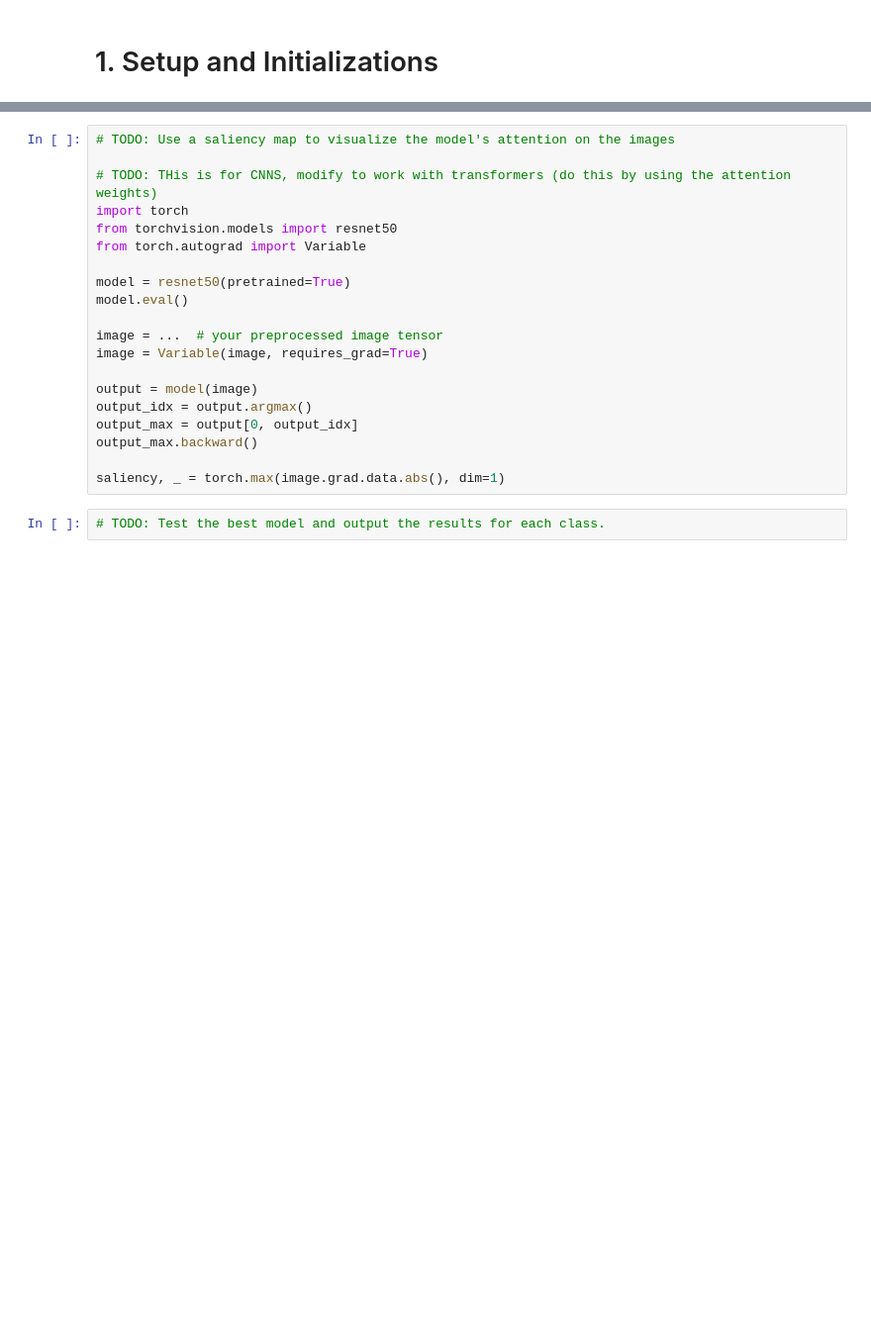
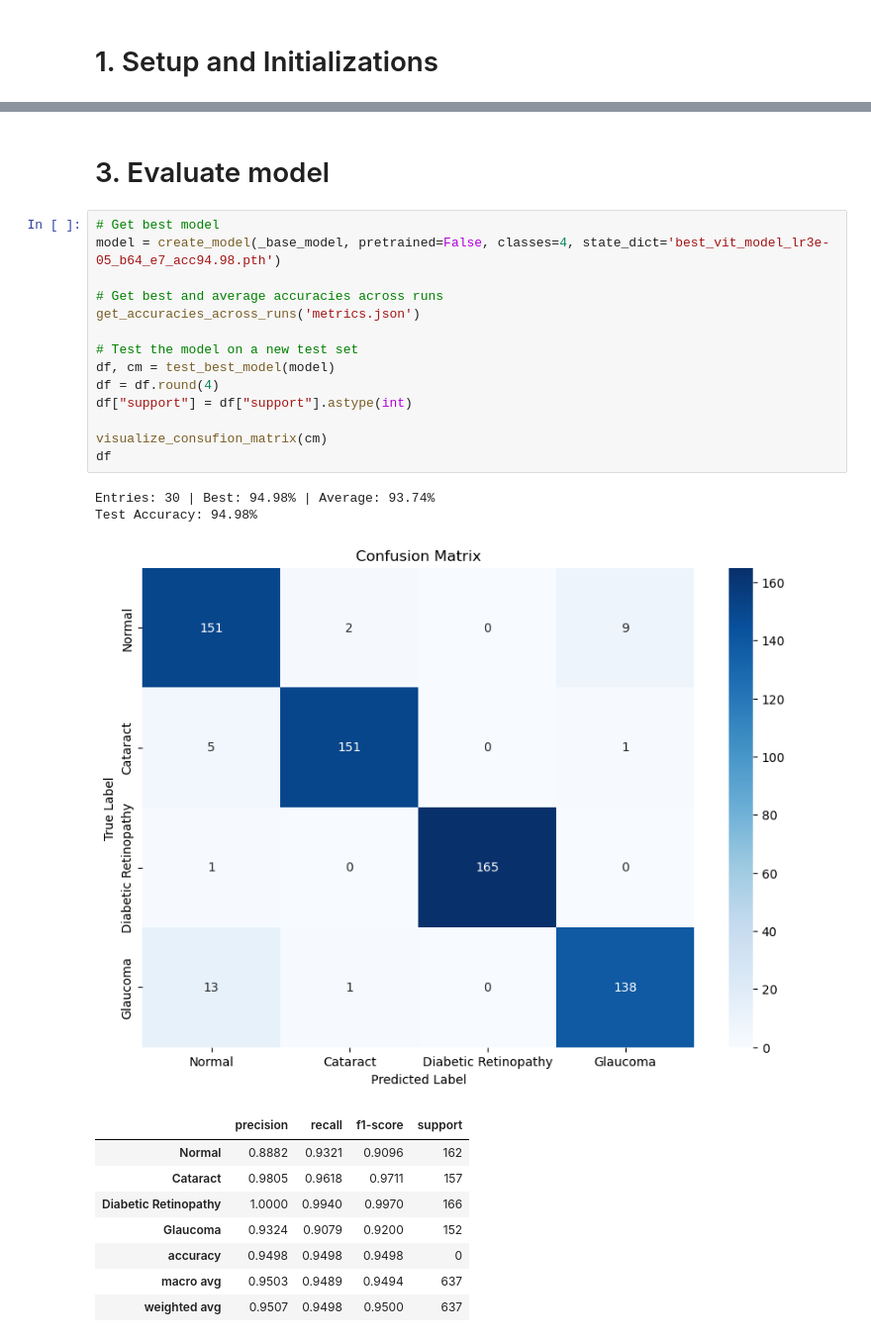
Before and after one commit to CountDer3k/Homework-AIH-2025, a Jupyter notebook: Final Projects/2 - Train Model.ipynb, the cells around one changed output, grey strips where cells are left out. Shown at 99% size. Cells and saved outputs as stored; diff of their text form; blank space fills up the shorter version.

Commit message:
Improved metric & report
* improved metrics
* added partial methodology to report
* Added saliency visualization
* Added resource images for report
* added more runs for best model

```diff
--- a/Final Projects/2 - Train Model.ipynb
+++ b/Final Projects/2 - Train Model.ipynb
@@ -385,22 +425,28 @@ Entries: 20 | Best: 94.51% | Average: 93.35%
-# %%
-# TODO: Use a saliency map to visualize the model's attention on the images
-
-# TODO: THis is for CNNS, modify to work with transformers (do this by using the attention weights)
-import torch
-from torchvision.models import resnet50
-from torch.autograd import Variable
-
-model = resnet50(pretrained=True)
-model.eval()
-
-image = ...  # your preprocessed image tensor
-image = Variable(image, requires_grad=True)
-
-output = model(image)
-output_idx = output.argmax()
-output_max = output[0, output_idx]
-output_max.backward()
-
-saliency, _ = torch.max(image.grad.data.abs(), dim=1)
-# %%
-# TODO: Test the best model and output the results for each class.
+# %% [markdown]
+# 3. Evaluate model
+# %%
+# Get best model
+model = create_model(_base_model, pretrained=False, classes=4, state_dict='best_vit_model_lr3e-05_b64_e7_acc94.98.pth')
+
+# Get best and average accuracies across runs
+get_accuracies_across_runs('metrics.json')
+
+# Test the model on a new test set
+df, cm = test_best_model(model)
+df = df.round(4)
+df["support"] = df["support"].astype(int)
+
+visualize_consufion_matrix(cm)
+df
+# %% [output]
+Entries: 30 | Best: 94.98% | Average: 93.74%
+Test Accuracy: 94.98%
+[figure, added]
+|  | precision | recall | f1-score | support |
+| Normal | 0.8882 | 0.9321 | 0.9096 | 162 |
+| Cataract | 0.9805 | 0.9618 | 0.9711 | 157 |
+| Diabetic Retinopathy | 1.0000 | 0.9940 | 0.9970 | 166 |
+| Glaucoma | 0.9324 | 0.9079 | 0.9200 | 152 |
+| accuracy | 0.9498 | 0.9498 | 0.9498 | 0 |
+| macro avg | 0.9503 | 0.9489 | 0.9494 | 637 |
+| weighted avg | 0.9507 | 0.9498 | 0.9500 | 637 |
```
Also changed, not shown: parts of 5 cells of this notebook, 17 other files.
